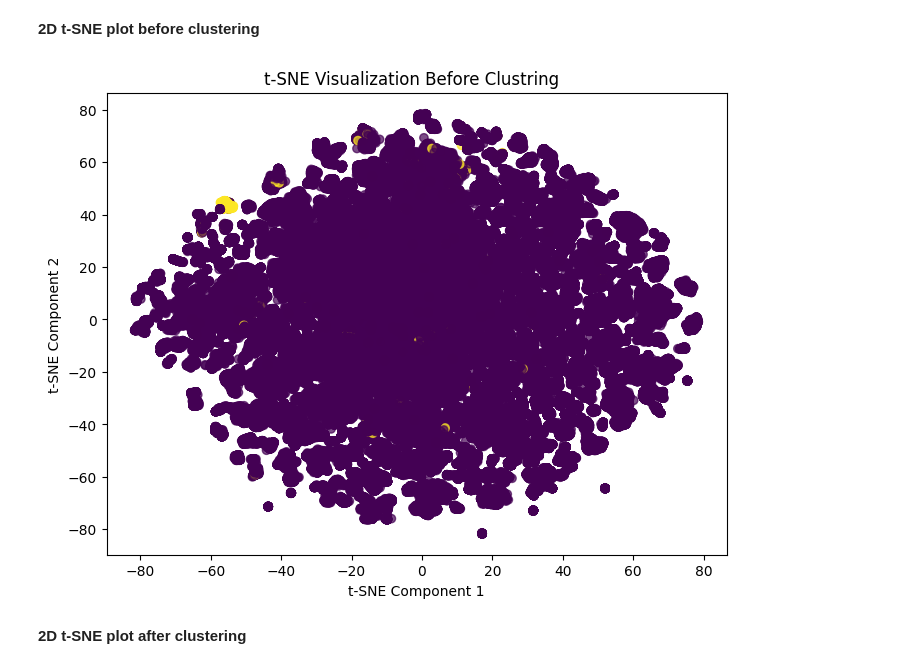
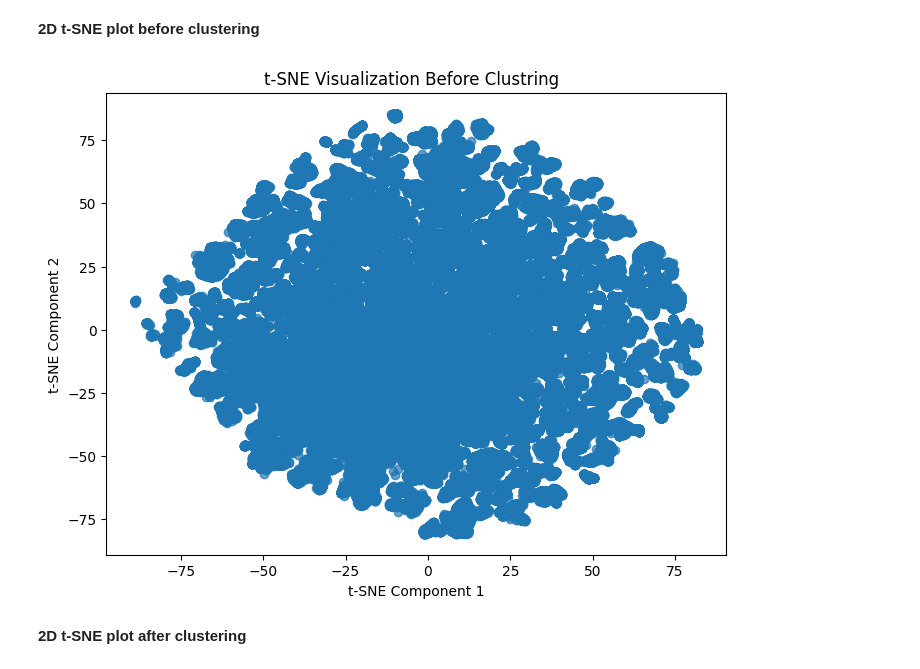
Before and after one commit to Naseem-Ananzeh/Ml2_Final_Project, a Jupyter notebook: Final_Project_ML2_Credit_Card.ipynb, the cells around one changed output. Drawn from its saved outputs; the diff is of its cells as text; code cells hidden in the pictures.

```diff
--- a/Final_Project_ML2_Credit_Card.ipynb
+++ b/Final_Project_ML2_Credit_Card.ipynb
@@ -247,13 +234,13 @@ x_tsne = tsne.fit_transform(x_pca_reduced)
 **2D t-SNE plot before clustering**
 # %%
 plt.figure(figsize=(8,6))
-plt.scatter(x_tsne[:,0], x_tsne[:,1] , c=y ,alpha=0.7)
+plt.scatter(x_tsne[:,0], x_tsne[:,1]  ,alpha=0.7)
 plt.title('t-SNE Visualization Before Clustring  ')
 plt.xlabel('t-SNE Component 1')
 plt.ylabel('t-SNE Component 2')
 plt.show()
 # %% [output]
-[figure, old version]
+[figure, new version]
 # %% [markdown]
 **2D t-SNE plot after clustering**
 # %%
```
Also changed, not shown: parts of 32 cells of this notebook.
